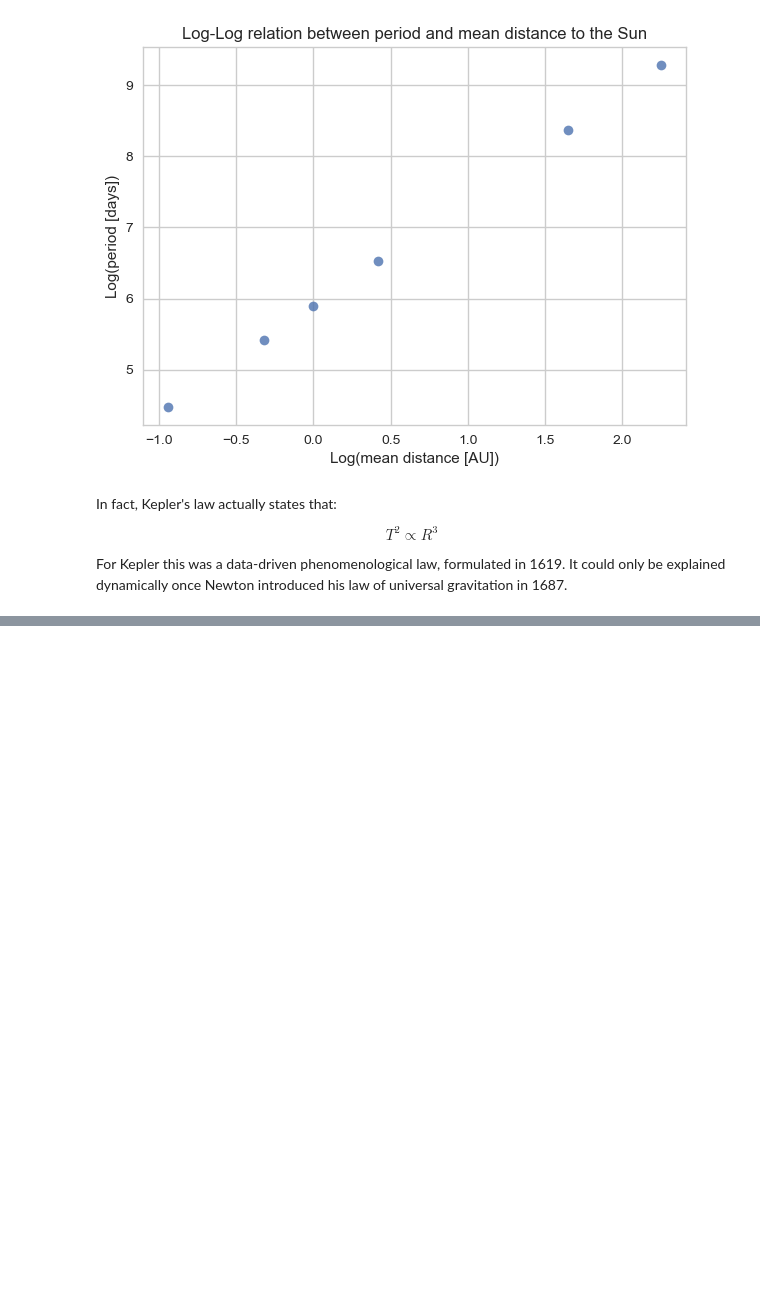
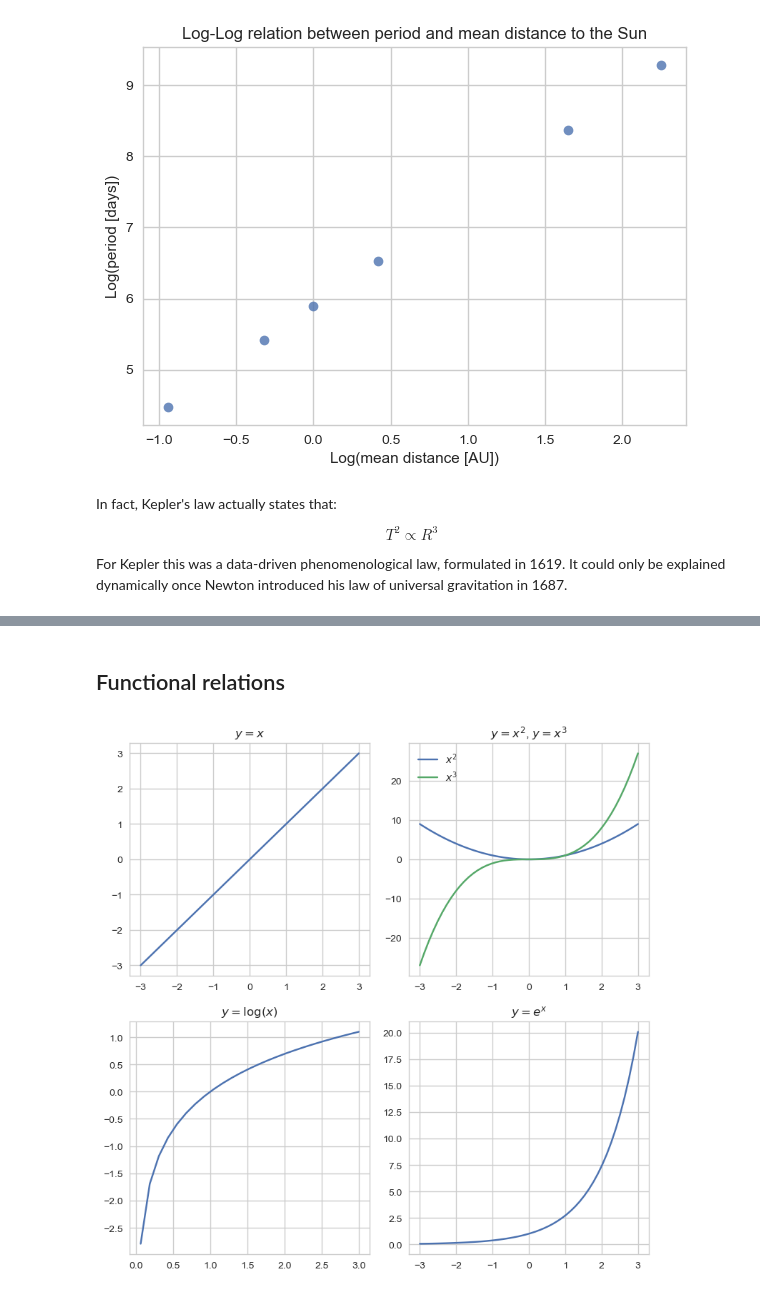
Before and after one commit to Zianfu96/sp18, a Jupyter notebook: assets/lectures/lec08/08-figures.ipynb, the cells around one changed output, grey strips where cells are left out. Cells and saved outputs as stored; diff of their text form; code cells hidden in the pictures; blank space fills up the shorter version.

```diff
--- a/assets/lectures/lec08/08-figures.ipynb
+++ b/assets/lectures/lec08/08-figures.ipynb
@@ -341 +339,28 @@ Text(0.5,0.98,"Kepler's third law of planetary motion")
 [figure]
+# %% [markdown]
+## Functional relations
+# %%
+x = np.linspace(-3, 3)
+fig, ((ax1, ax2), (ax3, ax4)) = plt.subplots(2, 2, figsize=(8,8))
+
+# x
+ax1.plot(x, x)
+ax1.set_title('$y=x$')
+
+# powers
+ax2.plot(x, x**2, label='$x^2$')
+ax2.plot(x, x**3, label='$x^3$')
+ax2.legend()
+ax2.set_title('$y=x^2$, $y=x^3$')
+
+# log
+xpos = x[x>0]  # Log is only defined for positive x
+ax3.plot(xpos, np.log(xpos))
+ax3.set_title(r'$y=\log(x)$')
+
+# exp
+ax4.plot(x, np.exp(x))
+ax4.set_title('$y=e^x$');
+plt.tight_layout();
+# %% [output]
+[figure, added]
```
Also changed, not shown: parts of 4 cells of this notebook, 6 other files.
